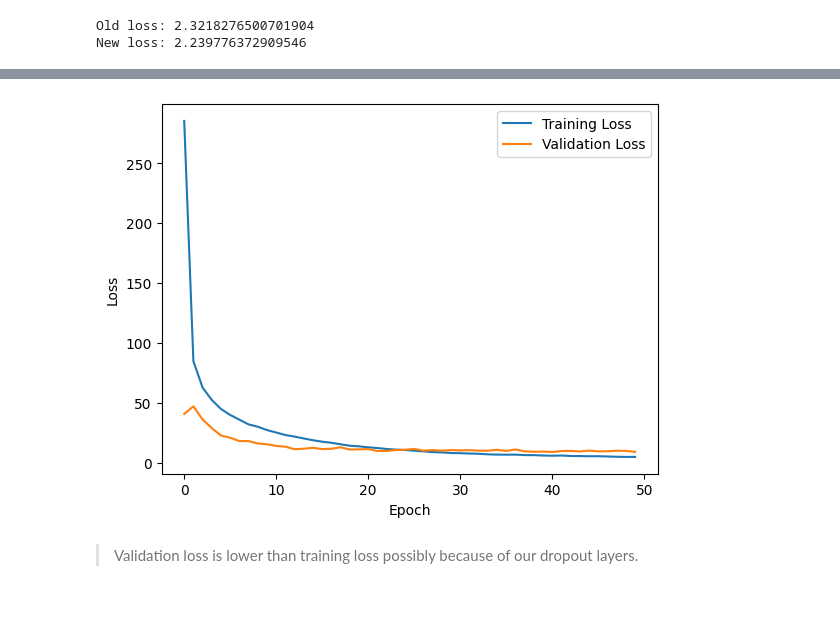
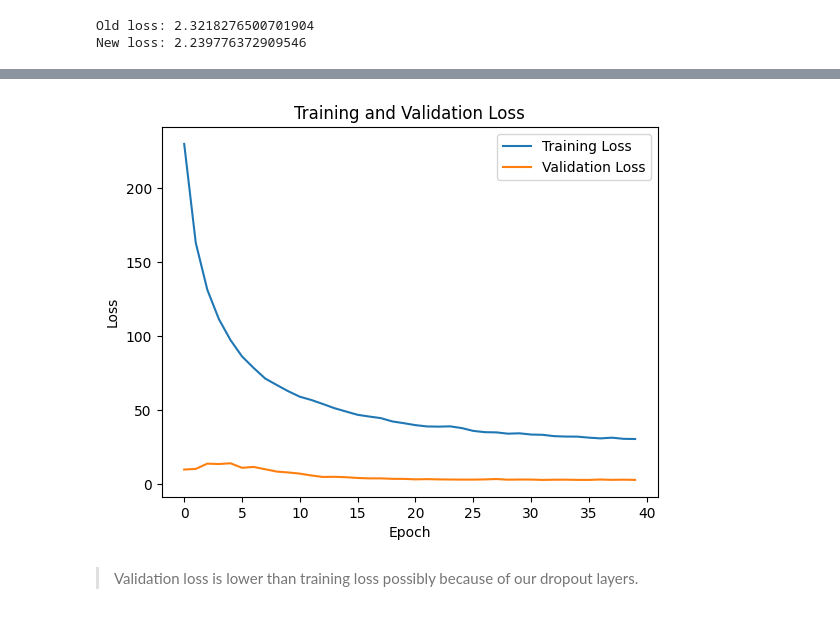
Before and after one commit to clem21chan/MNIST_Digit_Recognizer, a Jupyter notebook: Notebooks/MNIST_PyTorch.ipynb, the cells around one changed output, grey strips where cells are left out. Cells and saved outputs as stored; diff of their text form; code cells hidden in the pictures.

Commit message:
Final ANN model

```diff
--- a/Notebooks/MNIST_PyTorch.ipynb
+++ b/Notebooks/MNIST_PyTorch.ipynb
@@ -165,26 +165,20 @@ class SimpleNN(nn.Module):
         """Define the main components of the network"""
         super(SimpleNN, self).__init__()
 
-#         self.layer_1 = nn.Linear(784, 100) # transition from input into hidden layer
-#         self.activation_1 = nn.ReLU()   # Activation function
-#         self.layer_2 = nn.Linear(100, 10)  # transition from hidden layer into output
-
         self.neural_net = nn.Sequential(
-            nn.Linear(784, 300),
+            nn.Linear(784, 256),
+            nn.BatchNorm1d(256),
             nn.ReLU(),
-            nn.Dropout(p=0.1),
-            nn.Linear(300, 100),
+            nn.Dropout(p=0.5),
+            nn.Linear(256, 64),
+            nn.BatchNorm1d(64),
             nn.ReLU(),
-            nn.Dropout(p=0.1),
-            nn.Linear(100, 10)
+            nn.Dropout(p=0.5),
+            nn.Linear(64, 10)
             )
 
     def forward(self, x):
         """Perform forward pass."""
-
-        # pass through the layers
-#         hidden_1 = self.activation_1(self.layer_1(x))
-#         output = self.layer_2(hidden_1)
 
         output = self.neural_net(x)
 
@@ -208,7 +202,7 @@ class SimpleNN(nn.Module):
         return hard_class_predictions
 # %%
 ####### Setting batch size #######
-batch_size = 128
+batch_size = 256
 
 # Shuffle training set
 training_loader = DataLoader(TensorDataset(X_train, y_train), batch_size=batch_size, shuffle=True)
@@ -224,4 +218,4 @@ lr = 0.0001
 NN_model = SimpleNN()
 
 cross_entropy_loss = nn.CrossEntropyLoss() # this includes the softmax
-optimizer = torch.optim.Adam(NN_model.parameters(), lr=lr, weight_decay=0.001)
+optimizer = torch.optim.Adam(NN_model.parameters(), lr=lr, weight_decay=0.01)
@@ -328,12 +323,13 @@ Accuracy score on test set: 95.09%
 # %%
 plt.figure()
 plt.plot(total_train_loss, label="Training Loss")
 plt.plot(total_val_loss, label="Validation Loss")
+plt.title("Training and Validation Loss")
 plt.xlabel("Epoch")
 plt.ylabel("Loss")
 plt.legend()
 plt.show()
 # %% [output]
-[figure, old version]
+[figure, new version]
 # %% [markdown]
 > Validation loss is lower than training loss possibly because of our dropout layers.
```
Also changed, not shown: parts of 5 cells of this notebook.
